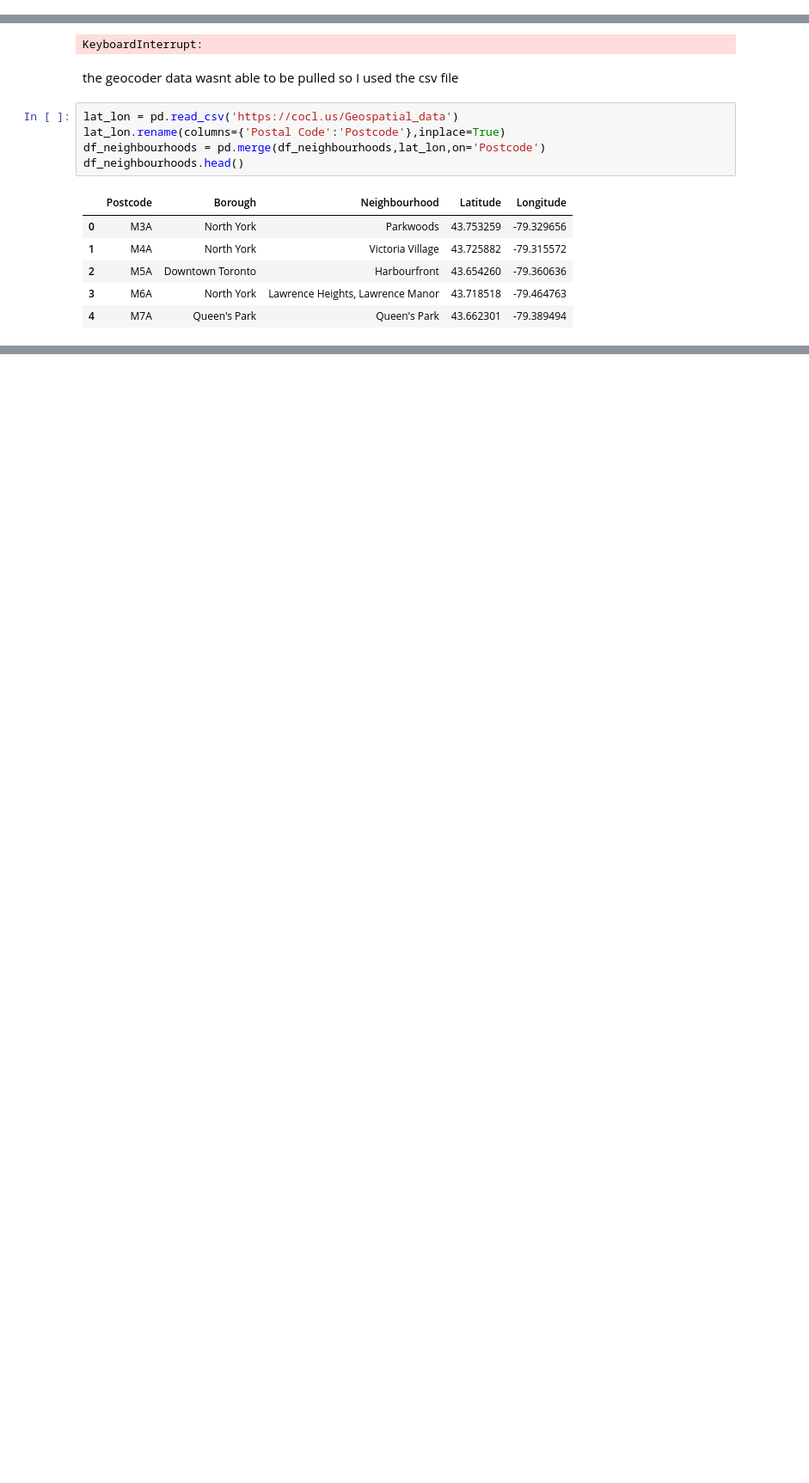
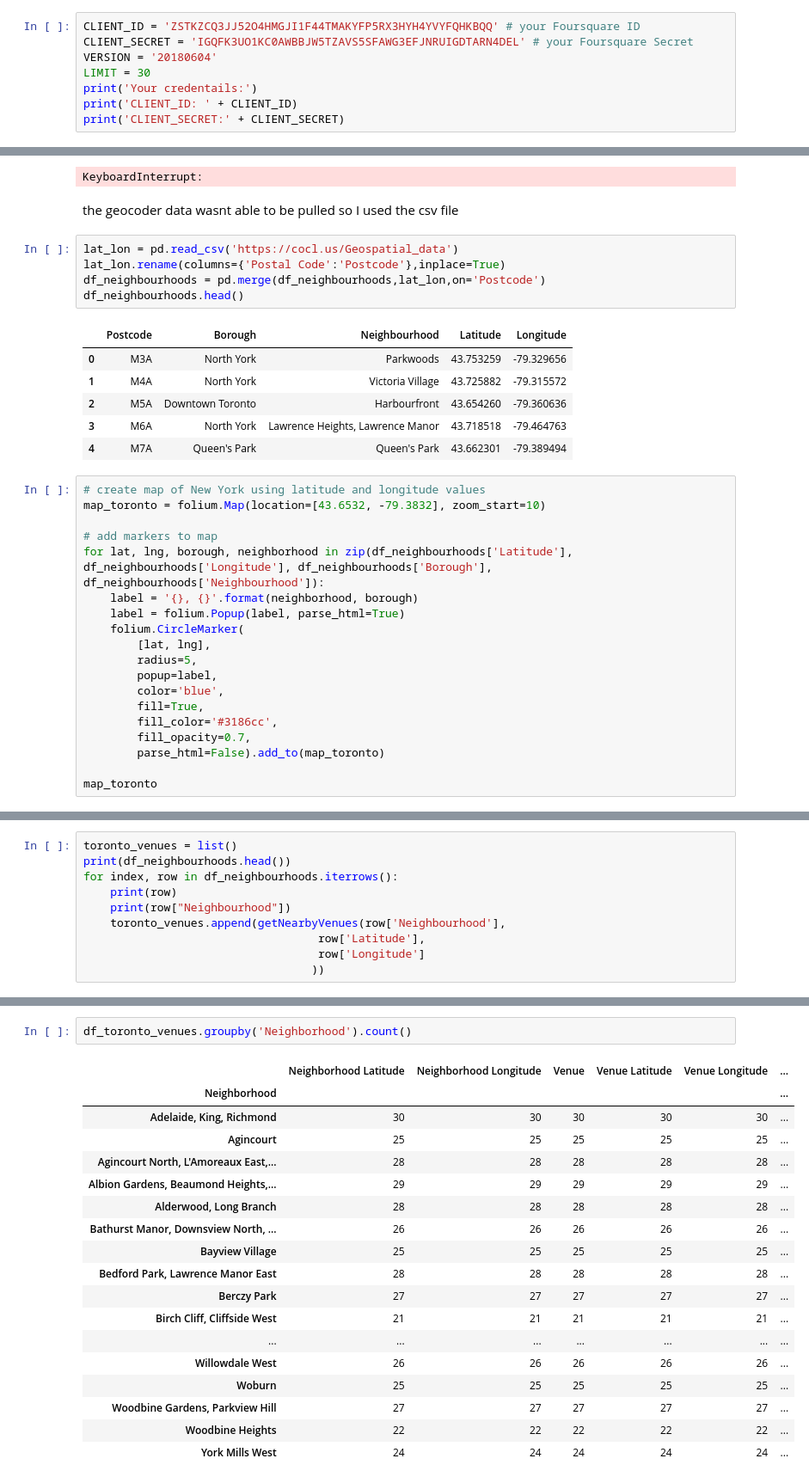
Before and after one commit to CalvinMadeley/Data-Science, a Jupyter notebook: Applied data science capstone.ipynb, the cells around one changed output, grey strips where cells are left out. Shown at 86% size. Drawn from its saved outputs; the diff is of its cells as text; blank space fills up the shorter version.

```diff
--- a/Applied data science capstone.ipynb
+++ b/Applied data science capstone.ipynb
@@ -22,0 +47,8 @@ Requirement already satisfied: decorator in /opt/conda/envs/Python36/lib/python3
+# %%
+CLIENT_ID = 'ZSTKZCQ3JJ52O4HMGJI1F44TMAKYFP5RX3HYH4YVYFQHKBQQ' # your Foursquare ID
+CLIENT_SECRET = 'IGQFK3UO1KC0AWBBJW5TZAVS5SFAWG3EFJNRUIGDTARN4DEL' # your Foursquare Secret
+VERSION = '20180604'
+LIMIT = 30
+print('Your credentails:')
+print('CLIENT_ID: ' + CLIENT_ID)
+print('CLIENT_SECRET:' + CLIENT_SECRET)
@@ -93,3 +148,22 @@ df_neighbourhoods.head()
 | 2 | M5A | Downtown Toronto | Harbourfront | 43.654260 | -79.360636 |
 | 3 | M6A | North York | Lawrence Heights, Lawrence Manor | 43.718518 | -79.464763 |
 | 4 | M7A | Queen's Park | Queen's Park | 43.662301 | -79.389494 |
+# %%
+# create map of New York using latitude and longitude values
+map_toronto = folium.Map(location=[43.6532, -79.3832], zoom_start=10)
+
+# add markers to map
+for lat, lng, borough, neighborhood in zip(df_neighbourhoods['Latitude'], df_neighbourhoods['Longitude'], df_neighbourhoods['Borough'], df_neighbourhoods['Neighbourhood']):
+    label = '{}, {}'.format(neighborhood, borough)
+    label = folium.Popup(label, parse_html=True)
+    folium.CircleMarker(
+        [lat, lng],
+        radius=5,
+        popup=label,
+        color='blue',
+        fill=True,
+        fill_color='#3186cc',
+        fill_opacity=0.7,
+        parse_html=False).add_to(map_toronto)
+
+map_toronto
@@ -95,0 +213,10 @@ df_neighbourhoods.head()
+# %%
+toronto_venues = list()
+print(df_neighbourhoods.head())
+for index, row in df_neighbourhoods.iterrows():
+    print(row)
+    print(row["Neighbourhood"])
+    toronto_venues.append(getNearbyVenues(row['Neighbourhood'],
+                                   row['Latitude'],
+                                   row['Longitude']
+                                  ))
@@ -95,0 +254,21 @@ df_neighbourhoods.head()
+# %%
+df_toronto_venues.groupby('Neighborhood').count()
+# %% [output]
+|  | Neighborhood Latitude | Neighborhood Longitude | Venue | Venue Latitude | Venue Longitude | ... |
+| Neighborhood |  |  |  |  |  | ... |
+| Adelaide, King, Richmond | 30 | 30 | 30 | 30 | 30 | ... |
+| Agincourt | 25 | 25 | 25 | 25 | 25 | ... |
+| Agincourt North, L'Amoreaux East,... | 28 | 28 | 28 | 28 | 28 | ... |
+| Albion Gardens, Beaumond Heights,... | 29 | 29 | 29 | 29 | 29 | ... |
+| Alderwood, Long Branch | 28 | 28 | 28 | 28 | 28 | ... |
+| Bathurst Manor, Downsview North, ... | 26 | 26 | 26 | 26 | 26 | ... |
+| Bayview Village | 25 | 25 | 25 | 25 | 25 | ... |
+| Bedford Park, Lawrence Manor East | 28 | 28 | 28 | 28 | 28 | ... |
+| Berczy Park | 27 | 27 | 27 | 27 | 27 | ... |
+| Birch Cliff, Cliffside West | 21 | 21 | 21 | 21 | 21 | ... |
+| ... | ... | ... | ... | ... | ... | ... |
+| Willowdale West | 26 | 26 | 26 | 26 | 26 | ... |
+| Woburn | 25 | 25 | 25 | 25 | 25 | ... |
+| Woodbine Gardens, Parkview Hill | 27 | 27 | 27 | 27 | 27 | ... |
+| Woodbine Heights | 22 | 22 | 22 | 22 | 22 | ... |
+| York Mills West | 24 | 24 | 24 | 24 | 24 | ... |
```
Also changed, not shown: parts of 30 cells of this notebook.
